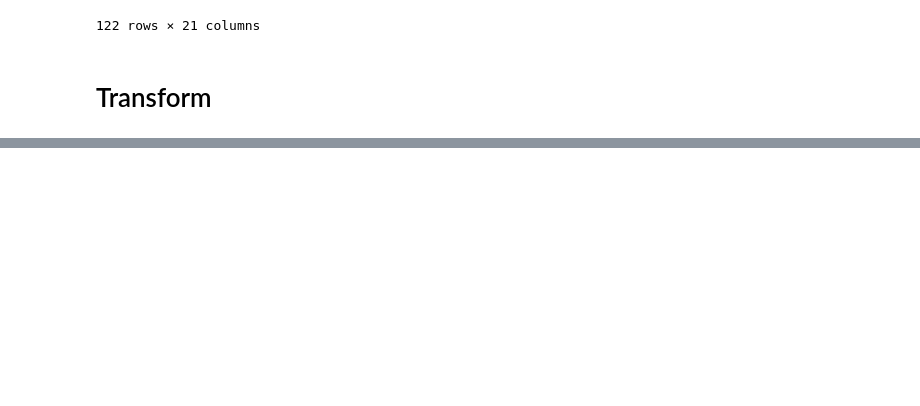
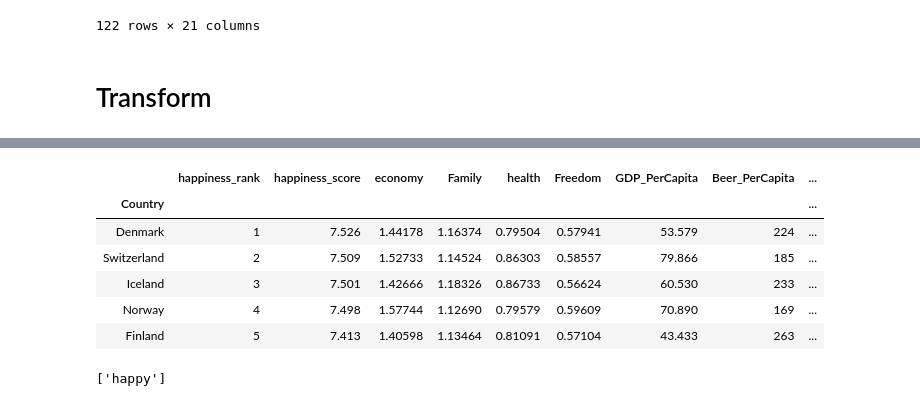
Before and after one commit to Miglesias89/ETL_Project, a Jupyter notebook: ETL_Project_Notebook.ipynb, the cells around one changed output, grey strips where cells are left out. Saved outputs shown, nothing was run; the diff lists cells and outputs as text; code cells hidden in the pictures; blank space fills up the shorter version.

```diff
--- a/ETL_Project_Notebook.ipynb
+++ b/ETL_Project_Notebook.ipynb
@@ -105,3 +106,8 @@ merge_df
 122 rows × 21 columns
 # %% [markdown]
 # Transform
+# %%
+columns_wanted= ["Country","Happiness Rank", "Happiness Score", "Economy (GDP per Capita)", "Family", "Health (Life Expectancy)", "Freedom", "GDP_PerCapita", "Beer_PerCapita", "Spirit_PerCapita", "Wine_PerCapita"]
+# %%
+happy_transformed = merge_df[columns_wanted].copy()
+happy_transformed.head()
@@ -107,0 +121,18 @@ merge_df
+# %%
+happy_transformed = happy_transformed.rename(columns = {"Happiness Rank": "happiness_rank",
+                                                        "Economy (GDP per Capita)": "economy",
+                                                       "Health (Life Expectancy)":"health",
+                                                       "Happiness Score": "happiness_score"
+                                                       })
+
+happy_transformed.set_index("Country", inplace = True)
+
+happy_transformed.head()
+# %% [output]
+|  | happiness_rank | happiness_score | economy | Family | health | Freedom | GDP_PerCapita | Beer_PerCapita | ... |
+| Country |  |  |  |  |  |  |  |  | ... |
+| Denmark | 1 | 7.526 | 1.44178 | 1.16374 | 0.79504 | 0.57941 | 53.579 | 224 | ... |
+| Switzerland | 2 | 7.509 | 1.52733 | 1.14524 | 0.86303 | 0.58557 | 79.866 | 185 | ... |
+| Iceland | 3 | 7.501 | 1.42666 | 1.18326 | 0.86733 | 0.56624 | 60.530 | 233 | ... |
+| Norway | 4 | 7.498 | 1.57744 | 1.12690 | 0.79579 | 0.59609 | 70.890 | 169 | ... |
+| Finland | 5 | 7.413 | 1.40598 | 1.13464 | 0.81091 | 0.57104 | 43.433 | 263 | ... |
@@ -107,0 +142,4 @@ merge_df
+# %%
+engine.table_names()
+# %% [output]
+['happy']
```
Also changed, not shown: parts of 4 cells of this notebook.
